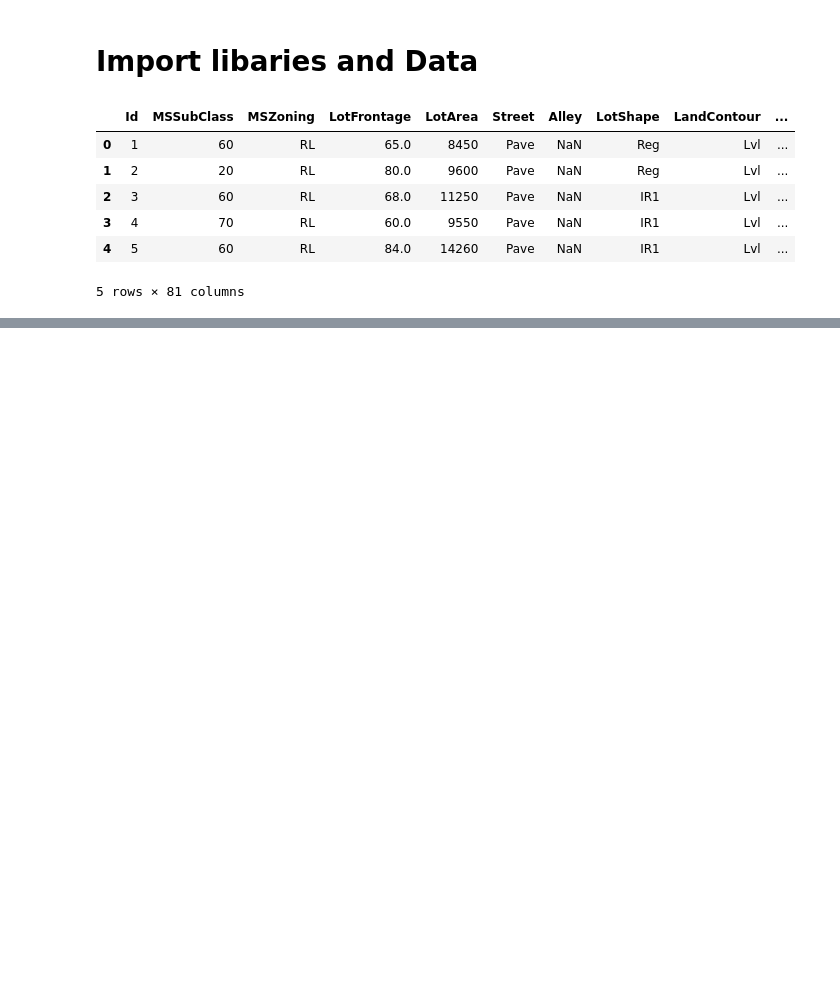
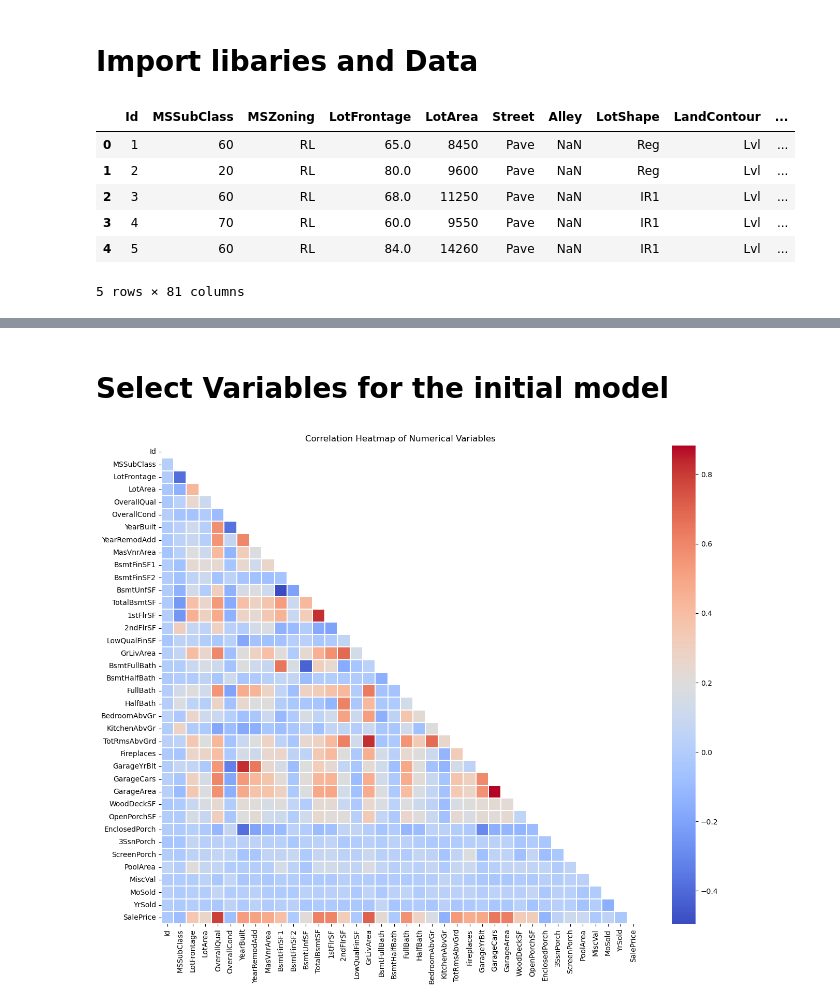
Before and after one commit to Titaniel3/ASDA_2025_Group_1_Portfolio_new, a Jupyter notebook: notebooks/week_09_DL_draft.ipynb, the cells around one changed output, grey strips where cells are left out. Saved outputs shown, nothing was run; the diff lists cells and outputs as text; code cells hidden in the pictures; blank space fills up the shorter version.

```diff
--- a/notebooks/week_09_DL_draft.ipynb
+++ b/notebooks/week_09_DL_draft.ipynb
@@ -16,0 +96,32 @@ df.head()
+# %% [markdown]
+# Select Variables for the initial model
+# %%
+
+
+# --- Select only numerical columns ---
+# Comment: This filters the dataframe to numeric variables only
+numeric_df = df.select_dtypes(include=["int64", "float64"])
+
+# --- Compute correlation matrix ---
+corr_matrix = numeric_df.corr()
+
+# --- Plot the heatmap ---
+plt.figure(figsize=(16, 12))
+
+# Comment: Using a mask hides the upper triangle of the heatmap to make it easier to read
+mask = np.triu(np.ones_like(corr_matrix, dtype=bool))
+
+sns.heatmap(
+    corr_matrix,
+    mask=mask,
+    cmap="coolwarm",
+    annot=False,
+    fmt=".2f",
+    square=True,
+    linewidths=0.3
+)
+
+plt.title("Correlation Heatmap of Numerical Variables")
+plt.show()
+# %% [output]
+[figure, added]
```
Also changed, not shown: parts of 11 cells of this notebook.
